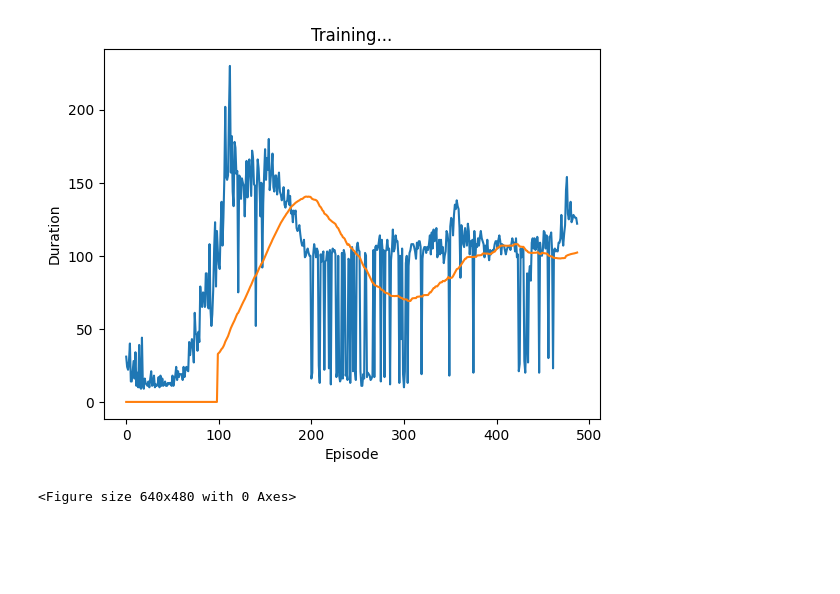
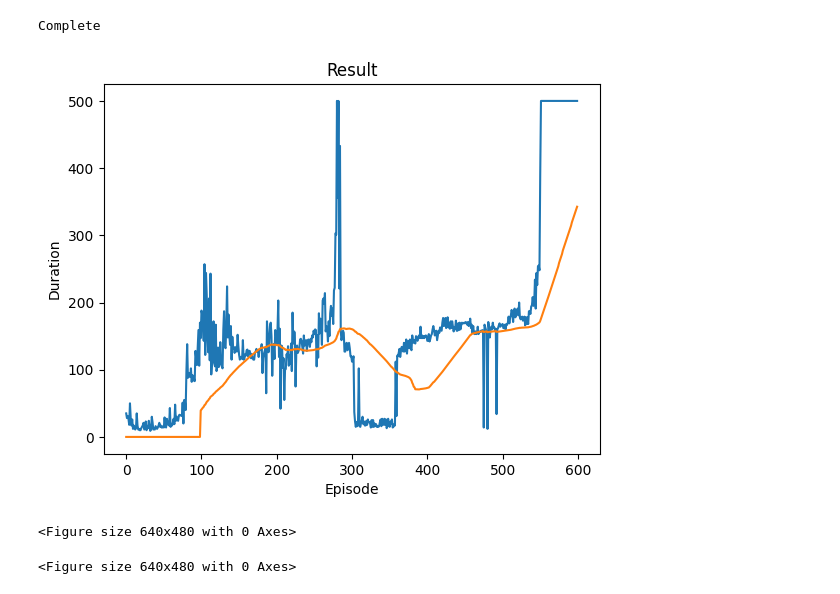
Before and after one commit to Krisp-Rat/assigment2, a Jupyter notebook: sample.ipynb, the cells around one changed output. Saved outputs shown, nothing was run; the diff lists cells and outputs as text; code cells hidden in the pictures; blank space fills up the shorter version.

```diff
--- a/sample.ipynb
+++ b/sample.ipynb
@@ -180,7 +180,7 @@ def optimize_model():
     optimizer.zero_grad()
     loss.backward()
     # In-place gradient clipping
-    torch.nn.utils.clip_grad_value_(policy_net.parameters(), 100)
+    # torch.nn.utils.clip_grad_value_(policy_net.parameters(), 100)
     optimizer.step()
 # %%
 if torch.cuda.is_available() or torch.backends.mps.is_available():
@@ -201,39 +201,40 @@ for i_episode in range(num_episodes):
         done = terminated or truncated
 
         if terminated:
             next_state = None
         else:
             next_state = torch.tensor(observation, dtype=torch.float32, device=device).unsqueeze(0)
 
         # Store the transition in memory
         memory.push(state, action, next_state, reward)
 
         # Move to the next state
         state = next_state
 
         # Perform one step of the optimization (on the policy network)
         optimize_model()
-        # if t%5 == 0:
-        #     optimize_model()
+
 
         # Soft update of the target network's weights
         # θ′ ← τ θ + (1 −τ )θ′
-        # target_net_state_dict = target_net.state_dict()
-        # policy_net_state_dict = policy_net.state_dict()
-        # for key in policy_net_state_dict:
-        #     target_net_state_dict[key] = policy_net_state_dict[key]*TAU + target_net_state_dict[key]*(1-TAU)
-        # target_net.load_state_dict(target_net_state_dict)
+        target_net_state_dict = target_net.state_dict()
+        policy_net_state_dict = policy_net.state_dict()
+        for key in policy_net_state_dict:
+            target_net_state_dict[key] = policy_net_state_dict[key]*TAU + target_net_state_dict[key]*(1-TAU)
+        target_net.load_state_dict(target_net_state_dict)
 
 
         if done:
             episode_durations.append(t + 1)
             plot_durations()
             break
 
 print('Complete')
 plot_durations(show_result=True)
 plt.ioff()
 plt.show()
 # %% [output]
+Complete
-[figure, old version]
+[figure, new version]
-<Figure size 640x480 with 0 Axes>
+<Figure size 640x480 with 0 Axes>
+<Figure size 640x480 with 0 Axes>
```
Also changed, not shown: 8 other files.
